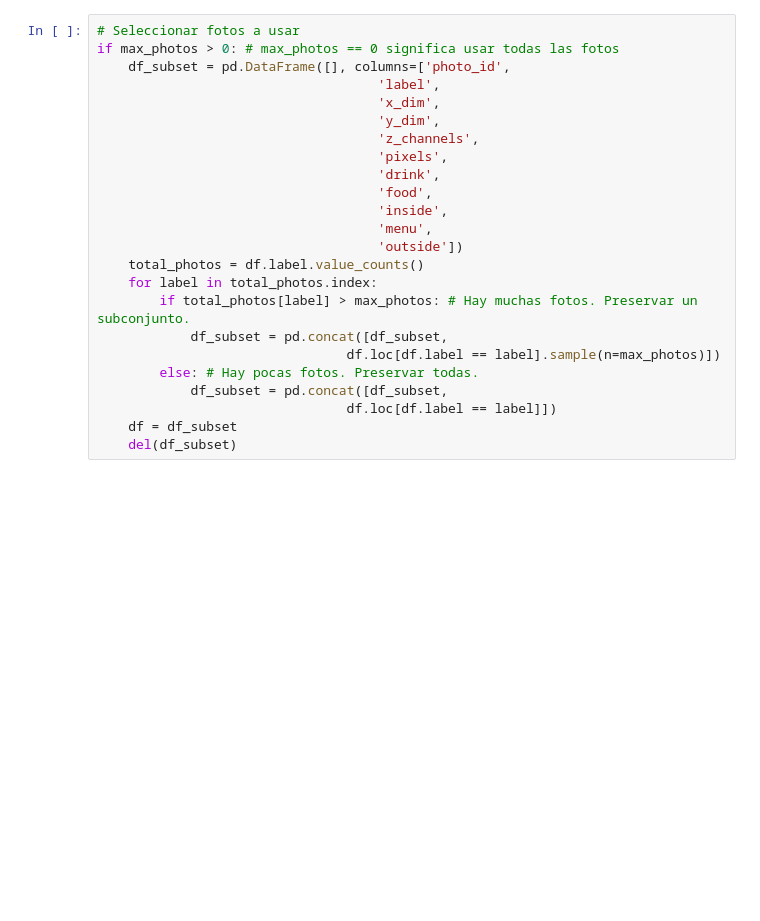
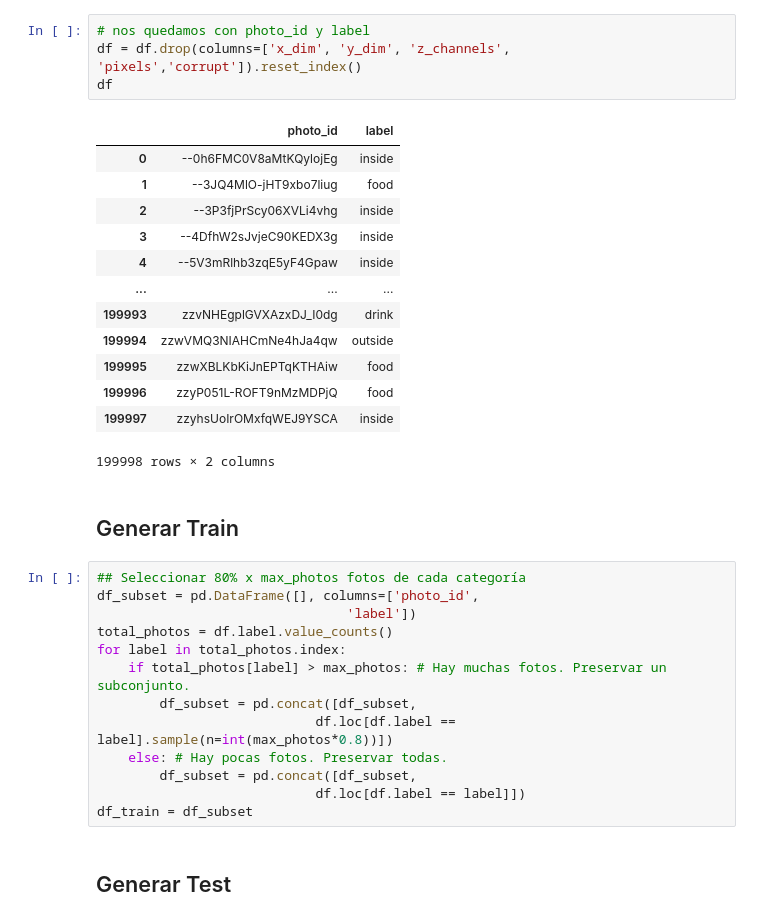
Before and after one commit to ptavaressilva/MDS_TF, a Jupyter notebook: 01_Preparación_flat_toy_dataset.ipynb, the cells around one changed output. Cells and saved outputs as stored; diff of their text form; blank space fills up the shorter version.

```diff
--- a/01_Preparación_flat_toy_dataset.ipynb
+++ b/01_Preparación_flat_toy_dataset.ipynb
@@ -38,24 +43,35 @@ df = pickle.load(open(df_pickle_file,'rb'))
+# %%
+# nos quedamos con photo_id y label
+df = df.drop(columns=['x_dim', 'y_dim', 'z_channels', 'pixels','corrupt']).reset_index()
+df
+# %% [output]
+|  | photo_id | label |
+| 0 | --0h6FMC0V8aMtKQylojEg | inside |
+| 1 | --3JQ4MlO-jHT9xbo7liug | food |
+| 2 | --3P3fjPrScy06XVLi4vhg | inside |
+| 3 | --4DfhW2sJvjeC90KEDX3g | inside |
+| 4 | --5V3mRlhb3zqE5yF4Gpaw | inside |
+| ... | ... | ... |
+| 199993 | zzvNHEgplGVXAzxDJ_I0dg | drink |
+| 199994 | zzwVMQ3NIAHCmNe4hJa4qw | outside |
+| 199995 | zzwXBLKbKiJnEPTqKTHAiw | food |
+| 199996 | zzyP051L-ROFT9nMzMDPjQ | food |
+| 199997 | zzyhsUoIrOMxfqWEJ9YSCA | inside |
+199998 rows × 2 columns
+# %% [markdown]
+## Generar Train
 # %%
-# Seleccionar fotos a usar
-if max_photos > 0: # max_photos == 0 significa usar todas las fotos
-    df_subset = pd.DataFrame([], columns=['photo_id',
-                                    'label',
-                                    'x_dim',
-                                    'y_dim',
-                                    'z_channels',
-                                    'pixels',
-                                    'drink',
-                                    'food',
-                                    'inside',
-                                    'menu',
-                                    'outside'])
-    total_photos = df.label.value_counts()
-    for label in total_photos.index:
-        if total_photos[label] > max_photos: # Hay muchas fotos. Preservar un subconjunto.
-            df_subset = pd.concat([df_subset,
-                                df.loc[df.label == label].sample(n=max_photos)])
-        else: # Hay pocas fotos. Preservar todas.
-            df_subset = pd.concat([df_subset,
-                                df.loc[df.label == label]])
-    df = df_subset
-    del(df_subset)
+## Seleccionar 80% x max_photos fotos de cada categoría
+df_subset = pd.DataFrame([], columns=['photo_id',
+                                'label'])
+total_photos = df.label.value_counts()
+for label in total_photos.index:
+    if total_photos[label] > max_photos: # Hay muchas fotos. Preservar un subconjunto.
+        df_subset = pd.concat([df_subset,
+                            df.loc[df.label == label].sample(n=int(max_photos*0.8))])
+    else: # Hay pocas fotos. Preservar todas.
+        df_subset = pd.concat([df_subset,
+                            df.loc[df.label == label]])
+df_train = df_subset
+# %% [markdown]
+## Generar Test
```
Also changed, not shown: parts of 52 cells of this notebook.
